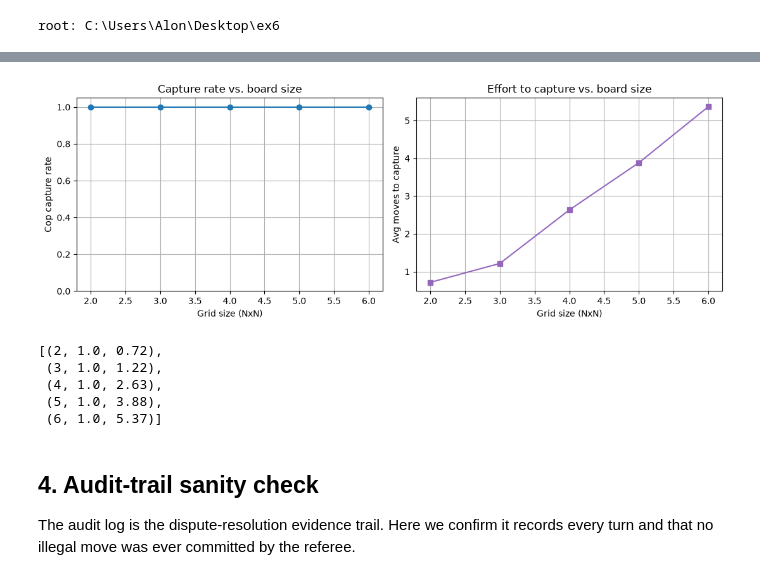
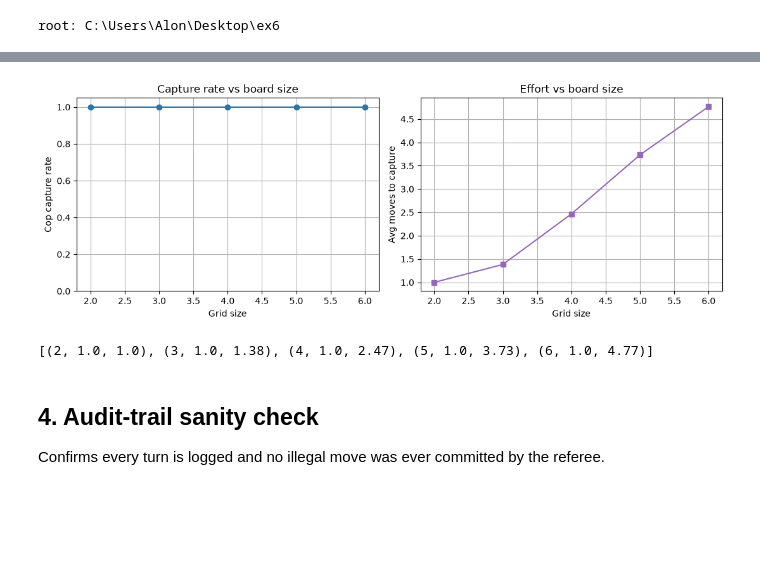
Before and after one commit to alonengel/Dual-Agent-MCP, a Jupyter notebook: notebooks/analysis.ipynb, the cells around one changed output, grey strips where cells are left out. Drawn from its saved outputs; the diff is of its cells as text; code cells hidden in the pictures; blank space fills up the shorter version.

```diff
--- a/notebooks/analysis.ipynb
+++ b/notebooks/analysis.ipynb
@@ -45,22 +42,16 @@ sub = report["sub_games"]
 print("loaded:", reports[-1].name, "| totals:", report["totals"])
 
 idx = [s["index"] for s in sub]
-cop = [s["cop_score"] for s in sub]
-thief = [s["thief_score"] for s in sub]
-
 fig, (ax1, ax2) = plt.subplots(1, 2, figsize=(11, 4))
 width = 0.4
-ax1.bar([i - width / 2 for i in idx], cop, width, label="Cop", color="tab:blue")
-ax1.bar([i + width / 2 for i in idx], thief, width, label="Thief", color="tab:red")
-ax1.set_xlabel("Subgame")
-ax1.set_ylabel("Score")
-ax1.set_title("Per-subgame scores")
+ax1.bar([i - width / 2 for i in idx], [s["cop_score"] for s in sub], width,
+        label="Cop", color="tab:blue")
+ax1.bar([i + width / 2 for i in idx], [s["thief_score"] for s in sub], width,
+        label="Thief", color="tab:red")
+ax1.set_xlabel("Subgame"); ax1.set_ylabel("Score"); ax1.set_title("Per-subgame scores")
 ax1.legend()
-
 counts = Counter(s["outcome"] for s in sub)
 ax2.bar(list(counts.keys()), list(counts.values()), color="tab:green")
-ax2.set_title("Outcome distribution")
-ax2.set_ylabel("Count")
-plt.tight_layout()
-plt.show()
+ax2.set_title("Outcome distribution"); ax2.set_ylabel("Count")
+plt.tight_layout(); plt.show()
 # %% [output]
@@ -76,48 +64,34 @@ moves to capture** (a sensitivity analysis over the `grid_size` parameter).
 # %%
-def sweep(size: int, trials: int = 60, seed: int = 0) -> tuple[float, float]:
-    """Run trials self-play subgames; return (cop-win rate, avg moves to capture)."""
+def sweep(size, trials=60, seed=0):
     audit = AuditLog(ROOT, {"log_dir": "logs", "game_log_file": "sweep.log"})
-    scoring = {"cop_win": 20, "thief_win": 10, "cop_loss": 5, "thief_loss": 5}
-    game_cfg = {"grid_size": [size, size], "max_moves": 25, "num_games": trials,
-                "max_barriers": 5, "origin": 1, "diagonal_moves": True}
-    cop = Agent(Role.COP, HeuristicStrategy(), MockProvider())
-    thief = Agent(Role.THIEF, HeuristicStrategy(), MockProvider())
-    result = MatchRunner(game_cfg, scoring, cop, thief, audit, random.Random(seed)).run_match()
-    wins = [s for s in result["sub_games"] if s["outcome"] == "cop_win"]
+    cfg = {"grid_size": [size, size], "max_moves": 25, "num_games": trials,
+           "max_barriers": 5, "origin": 1, "diagonal_moves": True, "disclosure": "exact"}
+    cop = Agent(Role.COP, build_strategy({"kind": "adaptive"}), MockProvider())
+    thief = Agent(Role.THIEF, build_strategy({"kind": "adaptive"}), MockProvider())
+    res = MatchRunner(cfg, SCORING, cop, thief, audit, random.Random(seed)).run_match()
+    wins = [s for s in res["sub_games"] if s["outcome"] == "cop_win"]
     rate = len(wins) / trials
-    avg_moves = sum(s["moves_played"] for s in wins) / len(wins) if wins else 0.0
-    return rate, avg_moves
+    avg = sum(s["moves_played"] for s in wins) / len(wins) if wins else 0.0
+    return rate, avg
 
 sizes = [2, 3, 4, 5, 6]
 rates, moves = zip(*[sweep(s) for s in sizes], strict=True)
-
 fig, (axa, axb) = plt.subplots(1, 2, figsize=(11, 4))
-axa.plot(sizes, rates, marker="o", color="tab:blue")
-axa.set_xlabel("Grid size (NxN)")
-axa.set_ylabel("Cop capture rate")
-axa.set_title("Capture rate vs. board size")
-axa.set_ylim(0, 1.05)
-axa.grid(True)
+axa.plot(sizes, rates, marker="o", color="tab:blue"); axa.set_ylim(0, 1.05)
+axa.set_xlabel("Grid size"); axa.set_ylabel("Cop capture rate"); axa.grid(True)
+axa.set_title("Capture rate vs board size")
 axb.plot(sizes, moves, marker="s", color="tab:purple")
-axb.set_xlabel("Grid size (NxN)")
-axb.set_ylabel("Avg moves to capture")
-axb.set_title("Effort to capture vs. board size")
-axb.grid(True)
-plt.tight_layout()
-plt.show()
-list(zip(sizes, [round(r, 3) for r in rates], [round(m, 2) for m in moves], strict=True))
+axb.set_xlabel("Grid size"); axb.set_ylabel("Avg moves to capture"); axb.grid(True)
+axb.set_title("Effort vs board size")
+plt.tight_layout(); plt.show()
+list(zip(sizes, [round(r, 2) for r in rates], [round(m, 2) for m in moves], strict=True))
 # %% [output]
-[figure, old version]
+[figure, new version]
-[(2, 1.0, 0.72),
- (3, 1.0, 1.22),
- (4, 1.0, 2.63),
- (5, 1.0, 3.88),
- (6, 1.0, 5.37)]
+[(2, 1.0, 1.0), (3, 1.0, 1.38), (4, 1.0, 2.47), (5, 1.0, 3.73), (6, 1.0, 4.77)]
 # %% [markdown]
 ## 4. Audit-trail sanity check
 
-The audit log is the dispute-resolution evidence trail. Here we confirm it records
-every turn and that no illegal move was ever committed by the referee.
+Confirms every turn is logged and no illegal move was ever committed by the referee.
 # %%
 lines = []
 if AUDIT.exists():
```
Also changed, not shown: parts of 8 cells of this notebook, 4 other files.
